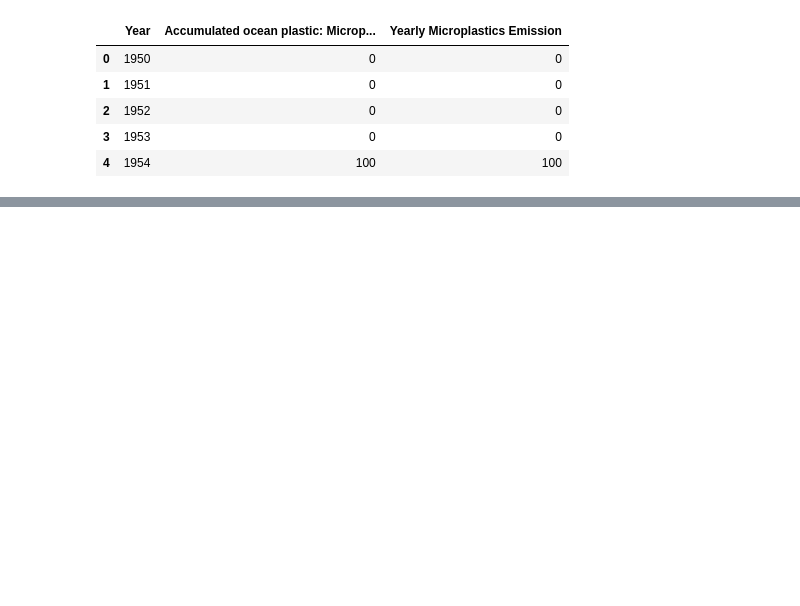
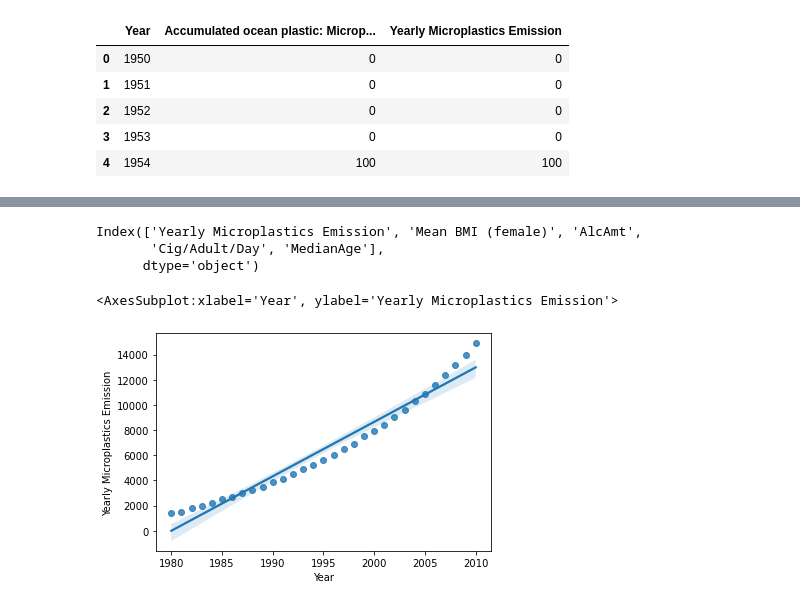
Before and after one commit to CTAN210/BAC7, a Jupyter notebook: cancer/AON_TEAM7_Final.ipynb, the cells around one changed output, grey strips where cells are left out. Saved outputs shown, nothing was run; the diff lists cells and outputs as text; code cells hidden in the pictures; blank space fills up the shorter version.

```diff
--- a/cancer/AON_TEAM7_Final.ipynb
+++ b/cancer/AON_TEAM7_Final.ipynb
@@ -243,10 +208,11 @@ X = df
 X = X.reset_index().drop(columns = ["index","Year","Time"])
 
 # bmi df refactoring
-bmi_df = bmi_df.drop(columns = ["index", "level_0"])
-bmi_df = bmi_df.reset_index()
+# female_df = female_df.drop(columns = ["index", "level_0"])
+female_df = female_df.reset_index()
 
-X = pd.concat([X, bmi_df], axis = 1)
+X = pd.concat([X, female_df], axis = 1)
+# X = X.drop(columns = ["Year"])
 X = X.drop(columns = ["index", "Year"])
 
 y = df_cancer['Cancer Rate']
@@ -345,0 +249,27 @@ new.corr()
+# %%
+X = df
+# X = X.reset_index().drop(columns = ["index","Year"])
+X = X.reset_index().drop(columns = ["index","Year","Time"])
+
+# bmi df refactoring
+female_df = female_df.drop(columns = ["index", "level_0"])
+female_df = female_df.reset_index()
+
+# X = pd.concat([X, bmi_df, alcohol_df], axis = 1)
+# X = pd.concat([X, female_df, alcohol_df, smoke_df], axis = 1)
+X = pd.concat([X, female_df, alcohol_df, smoke_df, age_df], axis = 1)
+X = X.drop(columns = ["index", "Year"])
+
+y = df_cancer['Cancer Rate']
+y = y.reset_index().drop(columns = "index")
+y = y.astype(float)
+
+# Define the modell
+X = sm.add_constant(X)
+model = sm.OLS(y, X)
+
+# Fit the model
+model_fit = model.fit()
+
+# Print the model summary
+print(model_fit.summary())
@@ -345,0 +294,5 @@ new.corr()
+# %%
+X = X.drop(columns = "const")
+new = pd.DataFrame()
+new = pd.concat([X, y], axis = 1)
+new.corr()
@@ -345,0 +307,11 @@ new.corr()
+# %%
+X.columns
+# %% [output]
+Index(['Yearly Microplastics Emission', 'Mean BMI (female)', 'AlcAmt',
+       'Cig/Adult/Day', 'MedianAge'],
+      dtype='object')
+# %%
+sb.regplot(y=X["Yearly Microplastics Emission"], x=df_cancer["Year"])
+# %% [output]
+<AxesSubplot:xlabel='Year', ylabel='Yearly Microplastics Emission'>
+[figure, added]
```
Also changed, not shown: parts of 26 cells of this notebook, 16 other files.
